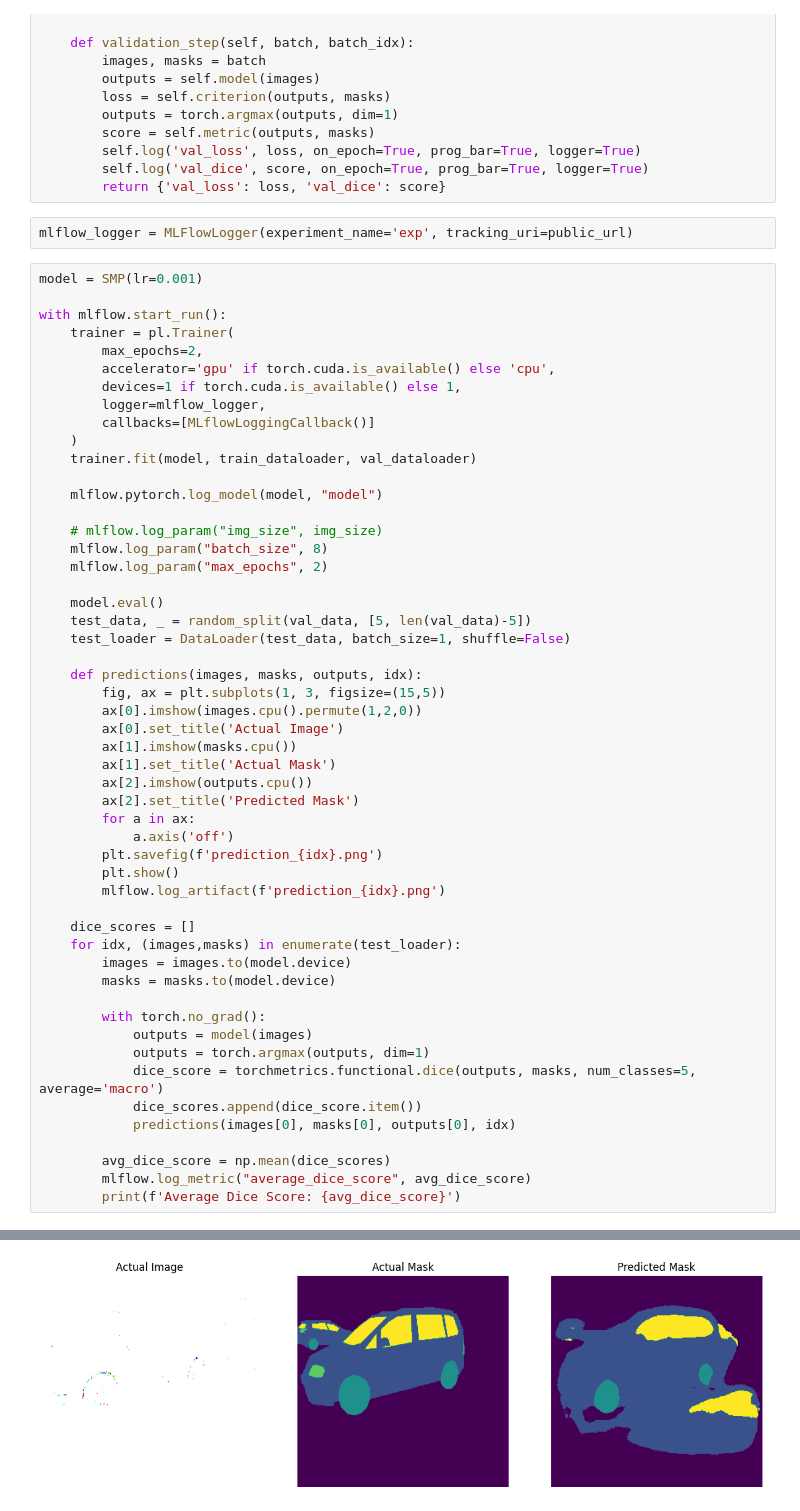
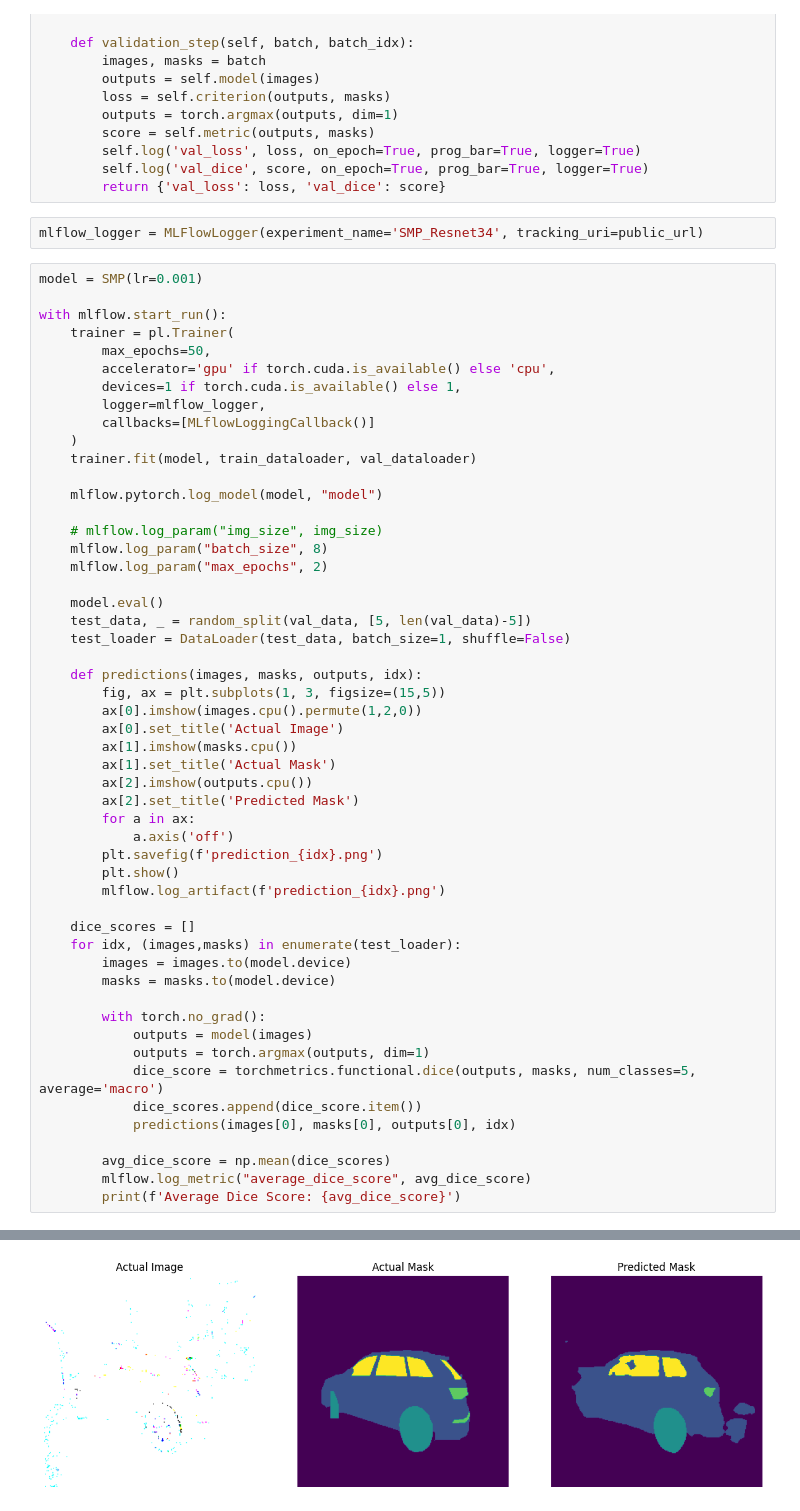
Before and after one commit to nirjar018/Image-Segmentation, a Jupyter notebook: SMP.ipynb, the cells around one changed output, grey strips where cells are left out. Drawn from its saved outputs; the diff is of its cells as text.

Commit message:
Implemented MLFlow

```diff
--- a/SMP.ipynb
+++ b/SMP.ipynb
@@ -244,13 +244,13 @@ class SMP(pl.LightningModule):
         self.log('val_dice', score, on_epoch=True, prog_bar=True, logger=True)
         return {'val_loss': loss, 'val_dice': score}
 # %%
-mlflow_logger = MLFlowLogger(experiment_name='exp', tracking_uri=public_url)
+mlflow_logger = MLFlowLogger(experiment_name='SMP_Resnet34', tracking_uri=public_url)
 # %%
 model = SMP(lr=0.001)
 
 with mlflow.start_run():
     trainer = pl.Trainer(
-        max_epochs=2,
+        max_epochs=50,
         accelerator='gpu' if torch.cuda.is_available() else 'cpu',
         devices=1 if torch.cuda.is_available() else 1,
         logger=mlflow_logger,
@@ -319,2 +320,2 @@ INFO  [pytorch_lightning.utilities.rank_zero] `Trainer.fit` stopped: `max_epochs
 WARNI [matplotlib.image] Clipping input data to the valid range for imshow with RGB data ([0..1] for floats or [0..255] for integers).
-[figure, old version]
+[figure, new version]
```
Also changed, not shown: parts of 7 cells of this notebook.
